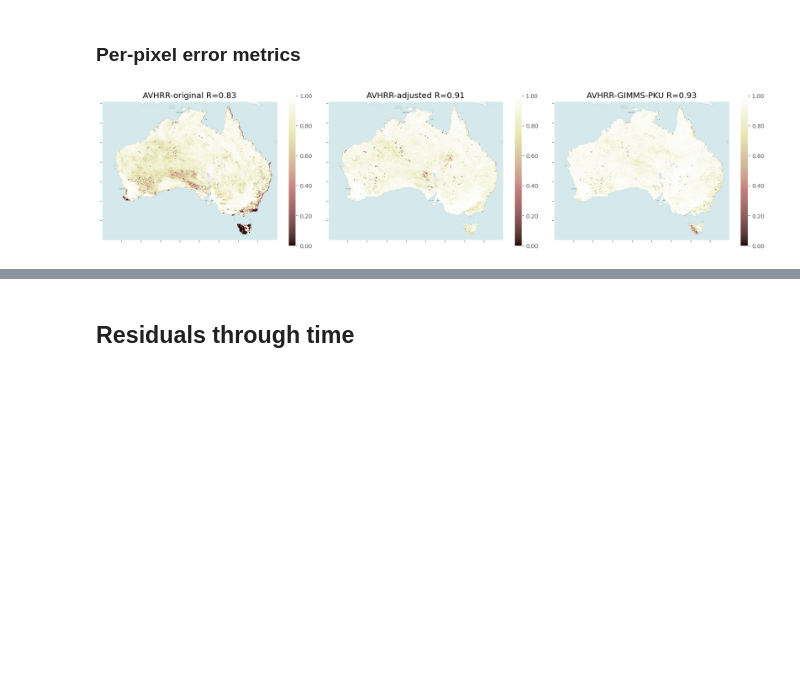
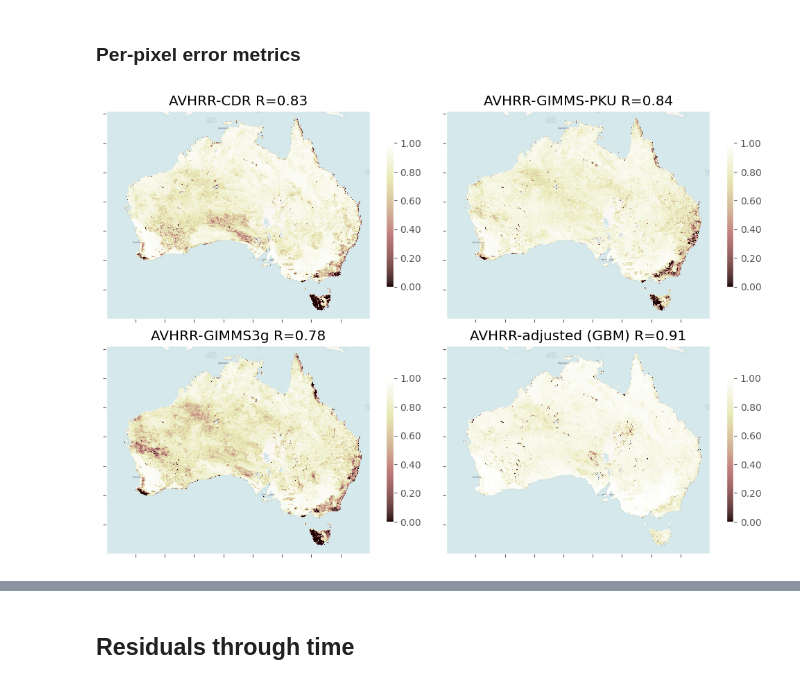
Before and after one commit to cbur24/climate-carbon-interactions, a Jupyter notebook: notebooks/harmonization/5_Compare_all_NDVI_products.ipynb, the cells around one changed output, grey strips where cells are left out. Cells and saved outputs as stored; diff of their text form; code cells hidden in the pictures; blank space fills up the shorter version.

```diff
--- a/notebooks/harmonization/5_Compare_all_NDVI_products.ipynb
+++ b/notebooks/harmonization/5_Compare_all_NDVI_products.ipynb
@@ -76,11 +67,15 @@ avhrr_mask = assign_crs(avhrr_mask, crs=crs)
 avhrr = avhrr.sel(time=slice('2001', '2013'))
 modis = modis.sel(time=slice('2001', '2013'))
 gimms_pku = gimms_pku.sel(time=slice('2001', '2013'))
+gimms = gimms.sel(time=slice('2001', '2013'))
 merge = merge.sel(time=slice('2001', '2013'))
 avhrr_mask = avhrr_mask.sel(time=slice('2001', '2013'))
 
 avhrr = avhrr.odc.reproject(gimms_pku.odc.geobox, resampling='average')
 avhrr = round_coords(avhrr)
+
+gimms = gimms.odc.reproject(gimms_pku.odc.geobox, resampling='average')
+gimms = round_coords(gimms)
 
 modis = modis.odc.reproject(gimms_pku.odc.geobox, resampling='average')
 modis = round_coords(modis)
@@ -92,12 +87,13 @@ avhrr_mask = avhrr_mask.odc.reproject(gimms_pku.odc.geobox, resampling='mode')
 avhrr_mask = round_coords(avhrr_mask)
 
 #lat/lons are off by tiniest amount for some pixels so resample again
-gimms_pku = gimms_pku.odc.reproject(modis.odc.geobox, resampling='nearest')
+# gimms_pku = gimms_pku.odc.reproject(modis.odc.geobox, resampling='nearest')
 gimms_pku = round_coords(gimms_pku)
 # %%
 avhrr = avhrr.where(avhrr_mask)
 modis = modis.where(avhrr_mask)
 gimms_pku = gimms_pku.where(avhrr_mask)
+gimms = gimms.where(avhrr_mask)
 merge = merge.where(avhrr_mask)
 
 #pku has some areas masked out
@@ -105,3 +101,4 @@ pku_mask = ~np.isnan(gimms_pku)
 avhrr = avhrr.where(pku_mask)
 modis = modis.where(pku_mask)
 merge = merge.where(pku_mask)
+gimms = gimms.where(pku_mask)
@@ -124,7 +125,7 @@ fig, axes = plt.subplot_mosaic(mosiac, figsize=(20,20))
 for ax, (index, row) in zip(axes, gdf.iterrows()):
     print(row['region_name'])
     # Generate a polygon mask to keep only data within the polygon
-    mask = xr_rasterize(gdf.iloc[[index]], merge, crs=crs)
+    mask = xr_rasterize(gdf.iloc[[index]], gimms_pku, crs=crs)
     mask = round_coords(mask)
 
     # Mask dataset to set pixels outside the polygon to `NaN`
@@ -132,11 +133,13 @@ for ax, (index, row) in zip(axes, gdf.iterrows()):
     avhrr_region = avhrr.where(mask)
     merge_region = merge.where(mask)
     gimms_pku_region = gimms_pku.where(mask)
+    gimms_region = gimms.where(mask)
 
+    avhrr_region.mean(['latitude','longitude']).rolling(time=3).mean().plot(ax=axes[ax], label='AVHRR CDR', c ='forestgreen', linewidth=2)
+    merge_region.mean(['latitude','longitude']).rolling(time=3).mean().plot(ax=axes[ax], label='AVHRR adjusted (GBM)', c='red', linewidth=2)
+    gimms_pku_region.mean(['latitude','longitude']).rolling(time=3).mean().plot(ax=axes[ax], label='AVHRR GIMMS-PKU', c='orange', linewidth=2)
+    gimms_region.mean(['latitude','longitude']).rolling(time=3).mean().plot(ax=axes[ax], label='AVHRR GIMMS3g',c='purple', linewidth=2)
     modis_region.mean(['latitude','longitude']).rolling(time=3).mean().plot(ax=axes[ax], label='MODIS', c='black', linewidth=2)
-    avhrr_region.mean(['latitude','longitude']).rolling(time=3).mean().plot(ax=axes[ax], label='AVHRR original', c ='forestgreen', linewidth=2)
-    merge_region.mean(['latitude','longitude']).rolling(time=3).mean().plot(ax=axes[ax], label='AVHRR adjusted', c='red', linewidth=2)
-    gimms_pku_region.mean(['latitude','longitude']).rolling(time=3).mean().plot(ax=axes[ax], label='AVHRR GIMMS-PKU', c='orange', linewidth=2)
 
     axes[ax].set_ylabel('')
     axes[ax].set_xlabel('')
@@ -147,10 +150,11 @@ for ax, (index, row) in zip(axes, gdf.iterrows()):
     axes[ax].grid(True)
 
 #the last Aus-wide plot
-modis.mean(['latitude','longitude']).rolling(time=3).mean().plot(ax=axes['G'], label='MODIS', color='black', linewidth=2)
-avhrr.mean(['latitude','longitude']).rolling(time=3).mean().plot(ax=axes['G'], label='AVHRR-Original', c ='forestgreen', linewidth=2)
+avhrr.mean(['latitude','longitude']).rolling(time=3).mean().plot(ax=axes['G'], label='AVHRR CDR', c ='forestgreen', linewidth=2)
 merge.mean(['latitude','longitude']).rolling(time=3).mean().plot(ax=axes['G'], label='AVHRR-Adjusted (GBM)', c='red', linewidth=2)
 gimms_pku.mean(['latitude','longitude']).rolling(time=3).mean().plot(ax=axes['G'], label='AVHRR GIMMS-PKU', c='orange', linewidth=2)
+gimms.mean(['latitude','longitude']).rolling(time=3).mean().plot(ax=axes['G'], label='AVHRR GIMMS3g',c='purple', linewidth=2)
+modis.mean(['latitude','longitude']).rolling(time=3).mean().plot(ax=axes['G'], label='MODIS', color='black', linewidth=2)
 
 axes['G'].set_title('Australia', fontsize=20)
 axes['G'].legend(fontsize=16)
@@ -162,7 +166,7 @@ axes['G'].grid(True)
 
 fig.supylabel(model_var, fontsize=20)
 plt.tight_layout(rect=(0.015,0,1,1))
-fig.savefig(f'/g/data/os22/chad_tmp/climate-carbon-interactions/results/figs/{model_var}_compare_gimmspku_timeseries_bioregion.png',
+fig.savefig(f'/g/data/os22/chad_tmp/climate-carbon-interactions/results/figs/{model_var}_compareallproducts_timeseries_bioregion.png',
             bbox_inches='tight', dpi=300);
 # %% [output]
 Tropics
@@ -187,8 +191,14 @@ orig_corr = orig_corr.where(low_ndvi_mask)
 adjusted_corr_pku = xr.corr(modis,gimms_pku, dim='time')
 adjusted_corr_pku = adjusted_corr_pku.where(low_ndvi_mask)
 
+adjusted_corr_gimms = xr.corr(modis,gimms, dim='time')
+adjusted_corr_gimms = adjusted_corr_gimms.where(low_ndvi_mask)
+
 adjusted_rmse_pku = xs.rmse(modis, gimms_pku, dim='time', skipna=True)
 adjusted_rmse_pku = adjusted_rmse_pku.where(low_ndvi_mask)
+
+adjusted_rmse_gimms = xs.rmse(modis, gimms, dim='time', skipna=True)
+adjusted_rmse_gimms = adjusted_rmse_gimms.where(low_ndvi_mask)
 
 adjusted_rmse = xs.rmse(modis,merge, dim='time', skipna=True)
 adjusted_rmse = adjusted_rmse.where(low_ndvi_mask)
@@ -196,32 +206,32 @@ adjusted_rmse = adjusted_rmse.where(low_ndvi_mask)
 orig_rmse = xs.rmse(modis,avhrr, dim='time', skipna=True)
 orig_rmse = orig_rmse.where(low_ndvi_mask)
 # %%
-corr_data = [orig_corr, adjusted_corr, adjusted_corr_pku]
-products=['AVHRR-original', 'AVHRR-adjusted', 'AVHRR-GIMMS-PKU']
+corr_data = [orig_corr, adjusted_corr_pku, adjusted_corr_gimms, adjusted_corr]
+products=['AVHRR-CDR', 'AVHRR-GIMMS-PKU','AVHRR-GIMMS3g', 'AVHRR-adjusted (GBM)']
 
-fig,axes = plt.subplots(1,3, figsize=(17,6), sharey=True)
+fig,axes = plt.subplots(2,2, figsize=(10,7), sharey=True)
 
 for ax, ds, n in zip(axes.ravel(), corr_data, products):
     if n=='Difference':
         cmap='RdBu'
         vmin=-0.5
         vmax=0.5
     else:
         cmap='pink'
         vmin=0
         vmax=1
     im = ds.plot(vmin=vmin, vmax=vmax, cmap=cmap, ax=ax, add_colorbar=False)
     cbar = plt.colorbar(im, ax=ax, shrink=0.65)
     cbar.ax.yaxis.set_major_formatter(FormatStrFormatter('%.2f'))
     ctx.add_basemap(ax, source=ctx.providers.CartoDB.Voyager, crs='EPSG:4326', attribution='', attribution_size=1)
     ax.set_title(f'{n} R='"{:.2f}".format(ds.mean().values))
     ax.set_yticklabels([])
     ax.set_ylabel('')
     ax.set_xlabel('')
     ax.set_xticklabels([])
 plt.tight_layout()
-# fig.savefig(f'/g/data/os22/chad_tmp/climate-carbon-interactions/results/figs/{model_var}_{feat}_correlation_perpixel.png',
-#             bbox_inches='tight', dpi=300);
+fig.savefig(f'/g/data/os22/chad_tmp/climate-carbon-interactions/results/figs/{model_var}_compareallproducts_correlation_perpixel.png',
+            bbox_inches='tight', dpi=300);
 # %% [output]
-[figure, old version]
+[figure, new version]
 # %%
```
Also changed, not shown: parts of 8 cells of this notebook, 4 other files.
